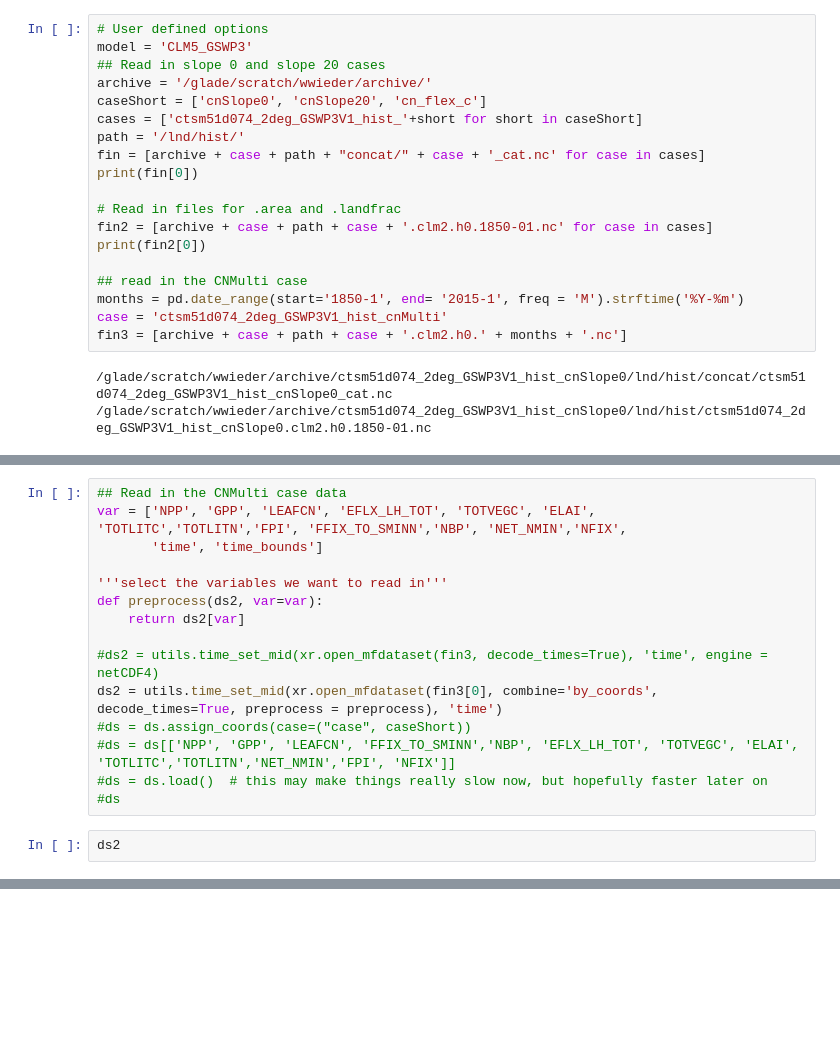
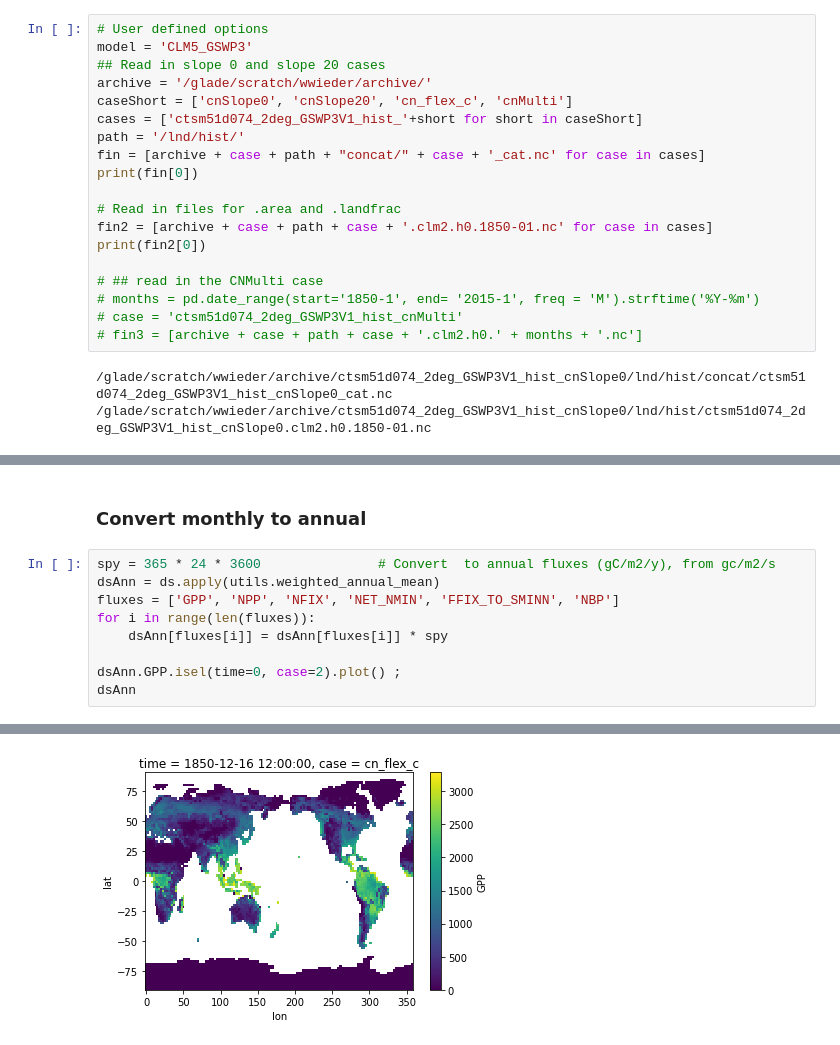
Before and after one commit to emhauser/Foliar-Stoichiometry_CO2, a Jupyter notebook: CNMulti.ipynb, the cells around one changed output, grey strips where cells are left out. Cells and saved outputs as stored; diff of their text form; blank space fills up the shorter version.

Commit message:
Updates to plots

```diff
--- a/CNMulti.ipynb
+++ b/CNMulti.ipynb
@@ -33,7 +33,7 @@ from datetime import datetime
 model = 'CLM5_GSWP3'
 ## Read in slope 0 and slope 20 cases
 archive = '/glade/scratch/wwieder/archive/'
-caseShort = ['cnSlope0', 'cnSlope20', 'cn_flex_c']
+caseShort = ['cnSlope0', 'cnSlope20', 'cn_flex_c', 'cnMulti']
 cases = ['ctsm51d074_2deg_GSWP3V1_hist_'+short for short in caseShort]
 path = '/lnd/hist/'
 fin = [archive + case + path + "concat/" + case + '_cat.nc' for case in cases]
@@ -43,10 +43,10 @@ print(fin[0])
 fin2 = [archive + case + path + case + '.clm2.h0.1850-01.nc' for case in cases]
 print(fin2[0])
 
-## read in the CNMulti case
-months = pd.date_range(start='1850-1', end= '2015-1', freq = 'M').strftime('%Y-%m')
-case = 'ctsm51d074_2deg_GSWP3V1_hist_cnMulti'
-fin3 = [archive + case + path + case + '.clm2.h0.' + months + '.nc']
+# ## read in the CNMulti case
+# months = pd.date_range(start='1850-1', end= '2015-1', freq = 'M').strftime('%Y-%m')
+# case = 'ctsm51d074_2deg_GSWP3V1_hist_cnMulti'
+# fin3 = [archive + case + path + case + '.clm2.h0.' + months + '.nc']
 # %% [output]
 /glade/scratch/wwieder/archive/ctsm51d074_2deg_GSWP3V1_hist_cnSlope0/lnd/hist/concat/ctsm51d074_2deg_GSWP3V1_hist_cnSlope0_cat.nc
 /glade/scratch/wwieder/archive/ctsm51d074_2deg_GSWP3V1_hist_cnSlope0/lnd/hist/ctsm51d074_2deg_GSWP3V1_hist_cnSlope0.clm2.h0.1850-01.nc
@@ -94,22 +94,16 @@ Data variables: (12/13)
     cft_irrigated_tropical_soybean:       64
     time_period_freq:                     month_1
     NCO:                                  netCDF Operators version 5.0.3 (Hom...
-# %%
-## Read in the CNMulti case data
-var = ['NPP', 'GPP', 'LEAFCN', 'EFLX_LH_TOT', 'TOTVEGC', 'ELAI', 'TOTLITC','TOTLITN','FPI', 'FFIX_TO_SMINN','NBP', 'NET_NMIN','NFIX',
-       'time', 'time_bounds']
-
-'''select the variables we want to read in'''
-def preprocess(ds2, var=var):
-    return ds2[var]
-
-#ds2 = utils.time_set_mid(xr.open_mfdataset(fin3, decode_times=True), 'time', engine = netCDF4)
-ds2 = utils.time_set_mid(xr.open_mfdataset(fin3[0], combine='by_coords', decode_times=True, preprocess = preprocess), 'time')
-#ds = ds.assign_coords(case=("case", caseShort))
-#ds = ds[['NPP', 'GPP', 'LEAFCN', 'FFIX_TO_SMINN','NBP', 'EFLX_LH_TOT', 'TOTVEGC', 'ELAI', 'TOTLITC','TOTLITN','NET_NMIN','FPI', 'NFIX']]
-#ds = ds.load()  # this may make things really slow now, but hopefully faster later on
-#ds
+# %% [markdown]
+### Convert monthly to annual
 # %%
-ds2
+spy = 365 * 24 * 3600               # Convert  to annual fluxes (gC/m2/y), from gc/m2/s
+dsAnn = ds.apply(utils.weighted_annual_mean)
+fluxes = ['GPP', 'NPP', 'NFIX', 'NET_NMIN', 'FFIX_TO_SMINN', 'NBP']
+for i in range(len(fluxes)):
+    dsAnn[fluxes[i]] = dsAnn[fluxes[i]] * spy
+
+dsAnn.GPP.isel(time=0, case=2).plot() ;
+dsAnn
 # %% [output]
 <xarray.Dataset>
@@ -131,0 +126 @@ Data variables: (12/14)
+[figure, added]
```
Also changed, not shown: parts of 24 cells of this notebook.
